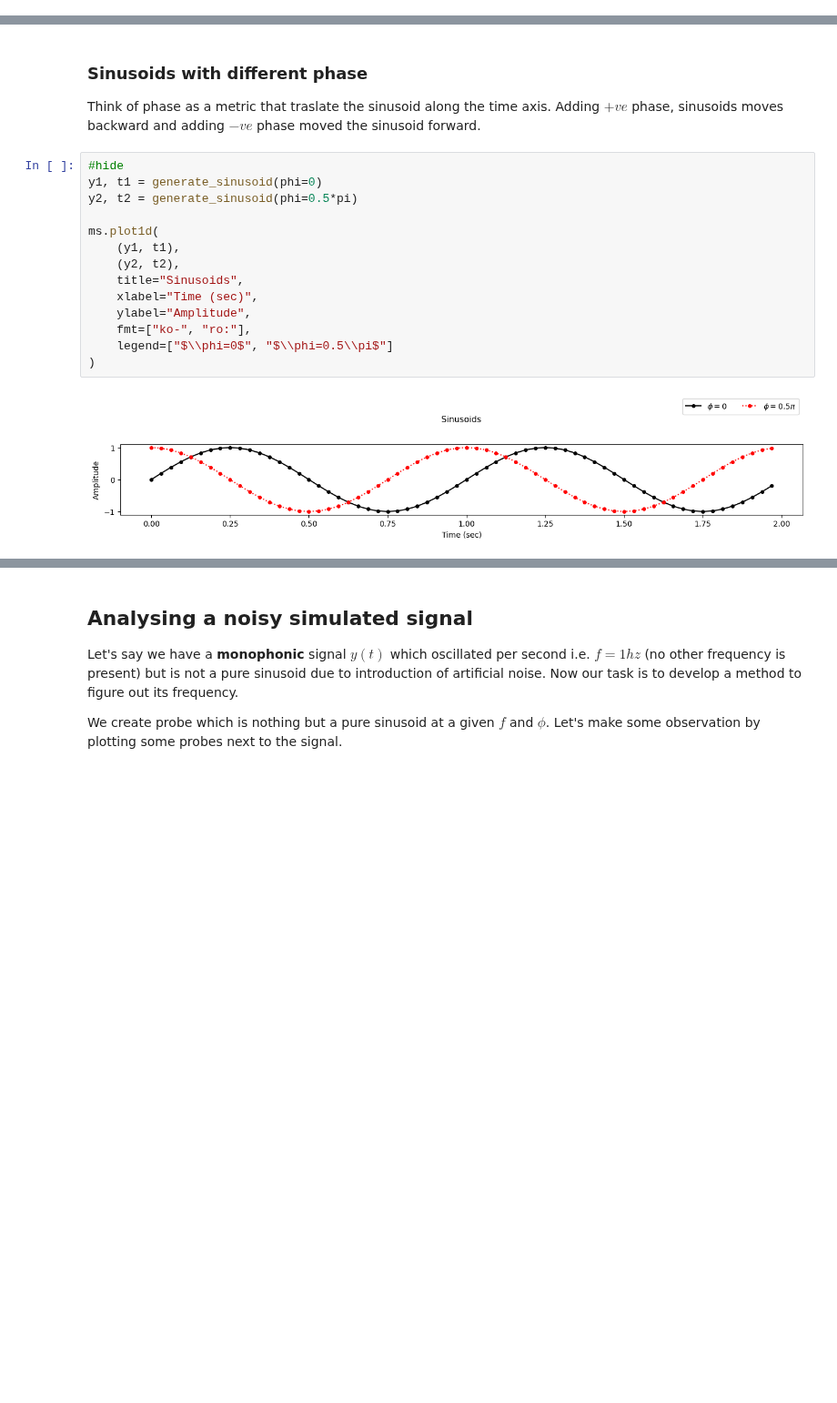
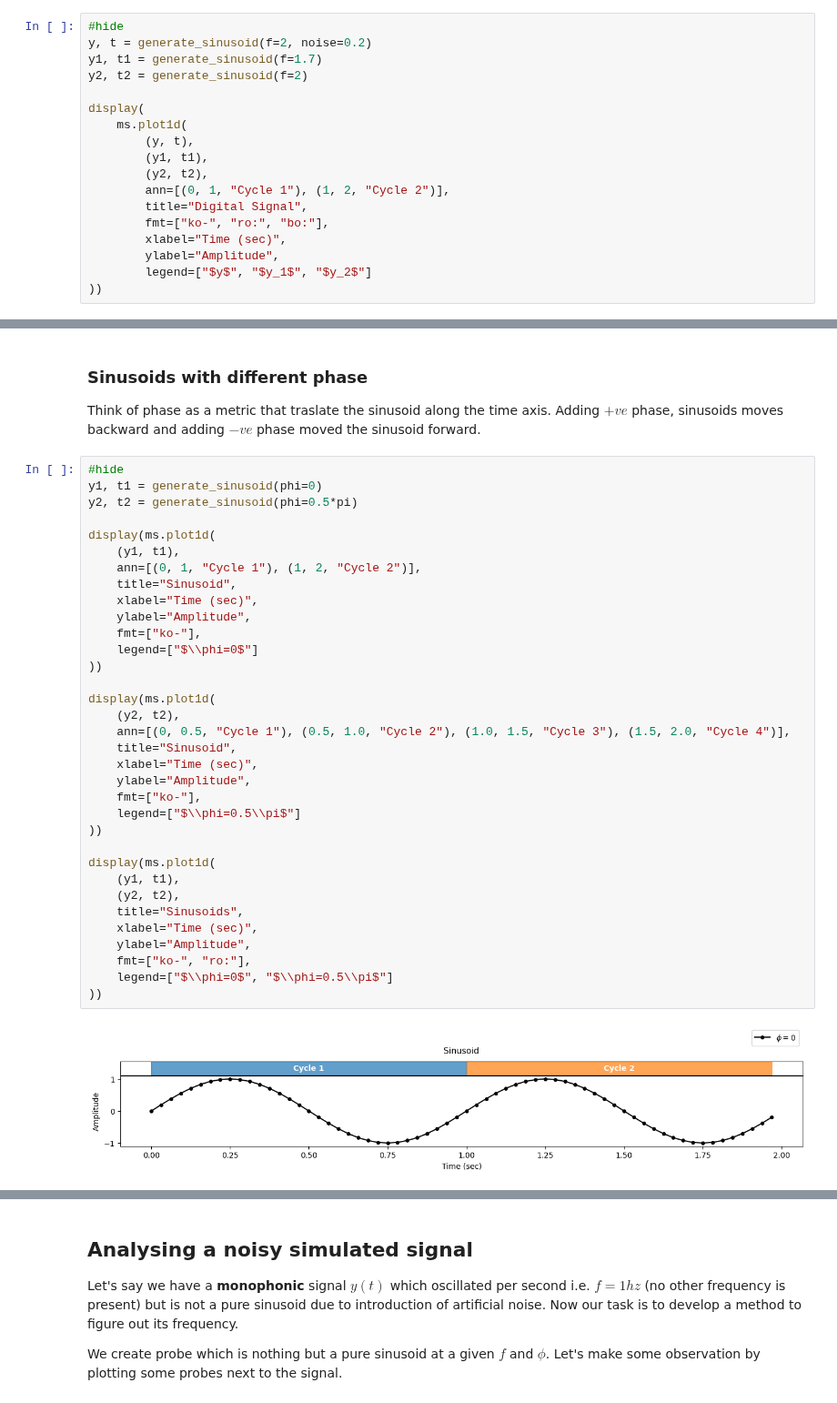
Before and after one commit to meluron-codecafe/devquest, a Jupyter notebook: notebooks/mir-Fourier_Transform-01.ipynb, the cells around one changed output, grey strips where cells are left out. Shown at 91% size. Drawn from its saved outputs; the diff is of its cells as text; blank space fills up the shorter version.

```diff
--- a/notebooks/mir-Fourier_Transform-01.ipynb
+++ b/notebooks/mir-Fourier_Transform-01.ipynb
@@ -30,0 +56,18 @@ Implement Fast Fourier Transform
+# %%
+#hide
+y, t = generate_sinusoid(f=2, noise=0.2)
+y1, t1 = generate_sinusoid(f=1.7)
+y2, t2 = generate_sinusoid(f=2)
+
+display(
+    ms.plot1d(
+        (y, t),
+        (y1, t1),
+        (y2, t2),
+        ann=[(0, 1, "Cycle 1"), (1, 2, "Cycle 2")],
+        title="Digital Signal",
+        fmt=["ko-", "ro:", "bo:"],
+        xlabel="Time (sec)",
+        ylabel="Amplitude",
+        legend=["$y$", "$y_1$", "$y_2$"]
+))
@@ -114,16 +209,36 @@ Think of phase as a metric that traslate the sinusoid along the time axis. Addin
 # %%
 #hide
 y1, t1 = generate_sinusoid(phi=0)
 y2, t2 = generate_sinusoid(phi=0.5*pi)
 
-ms.plot1d(
+display(ms.plot1d(
+    (y1, t1),
+    ann=[(0, 1, "Cycle 1"), (1, 2, "Cycle 2")],
+    title="Sinusoid",
+    xlabel="Time (sec)",
+    ylabel="Amplitude",
+    fmt=["ko-"],
+    legend=["$\\phi=0$"]
+))
+
+display(ms.plot1d(
+    (y2, t2),
+    ann=[(0, 0.5, "Cycle 1"), (0.5, 1.0, "Cycle 2"), (1.0, 1.5, "Cycle 3"), (1.5, 2.0, "Cycle 4")],
+    title="Sinusoid",
+    xlabel="Time (sec)",
+    ylabel="Amplitude",
+    fmt=["ko-"],
+    legend=["$\\phi=0.5\\pi$"]
+))
+
+display(ms.plot1d(
     (y1, t1),
     (y2, t2),
     title="Sinusoids",
     xlabel="Time (sec)",
     ylabel="Amplitude",
     fmt=["ko-", "ro:"],
     legend=["$\\phi=0$", "$\\phi=0.5\\pi$"]
-)
+))
 # %% [output]
-[figure, old version]
+[figure, new version]
```
Also changed, not shown: parts of 19 cells of this notebook, 11 other files.
